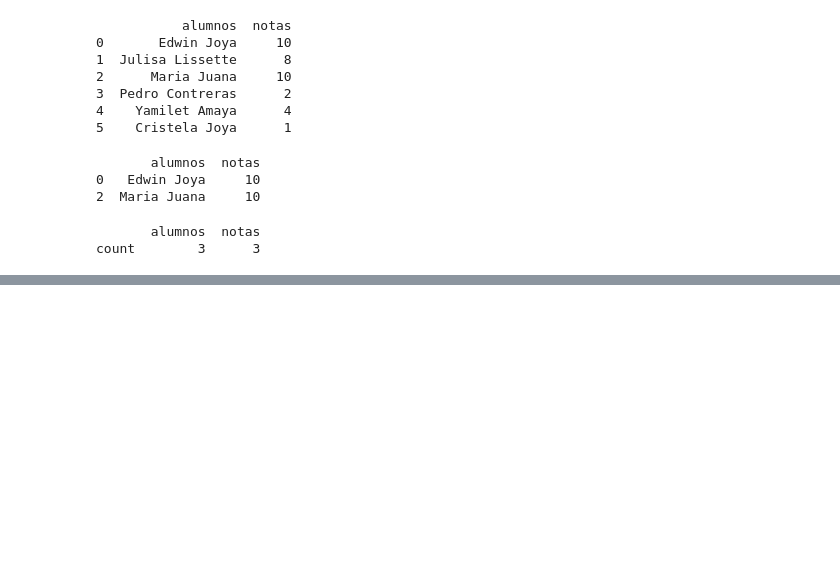
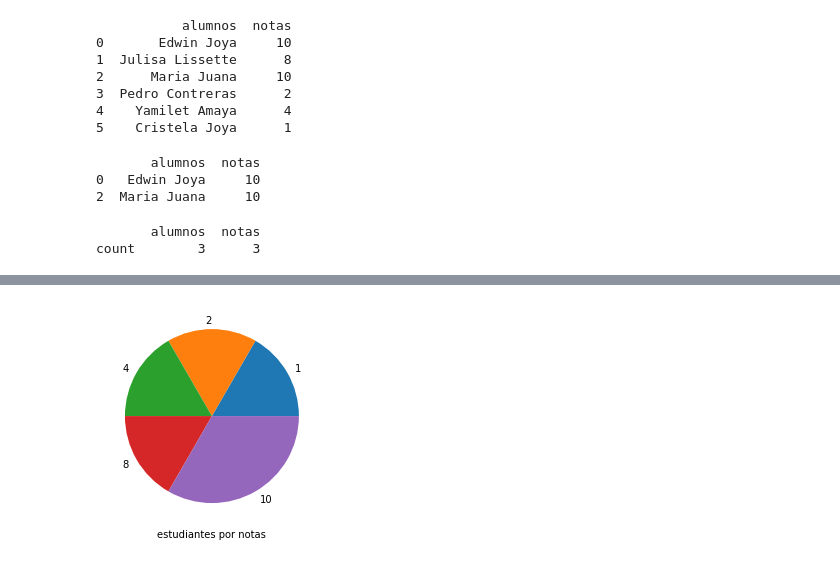
Before and after one commit to Edwin-Joya/Programacion-III, a Jupyter notebook: Clase_presencial.ipynb, the cells around one changed output, grey strips where cells are left out. Saved outputs shown, nothing was run; the diff lists cells and outputs as text; code cells hidden in the pictures; blank space fills up the shorter version.

```diff
--- a/Clase_presencial.ipynb
+++ b/Clase_presencial.ipynb
@@ -800,0 +812,11 @@ Agrupar
+# %%
+#tabla = pd.crosstab(index=notas["notas"], columns="frecuencia")
+tabla = pd.crosstab(index=notas["notas"], columns="frecuencia")
+plt.pie(tabla, labels=tabla.index)
+plt.xlabel("estudiantes por notas")
+plt.show()
+
+#guardar tabla en equipo
+#tabla.to_csv("/content/tabla", sep ";", encoding="utf-8")
+# %% [output]
+[figure, added]
```
Also changed, not shown: parts of 4 cells of this notebook.
